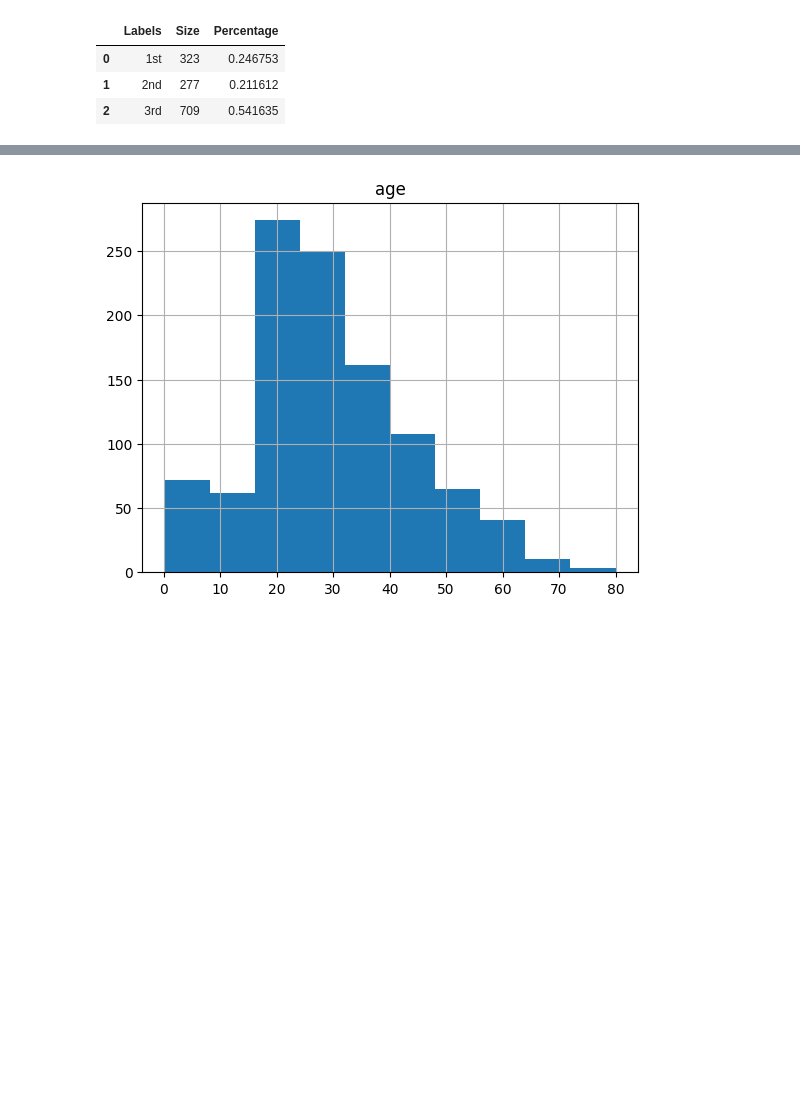
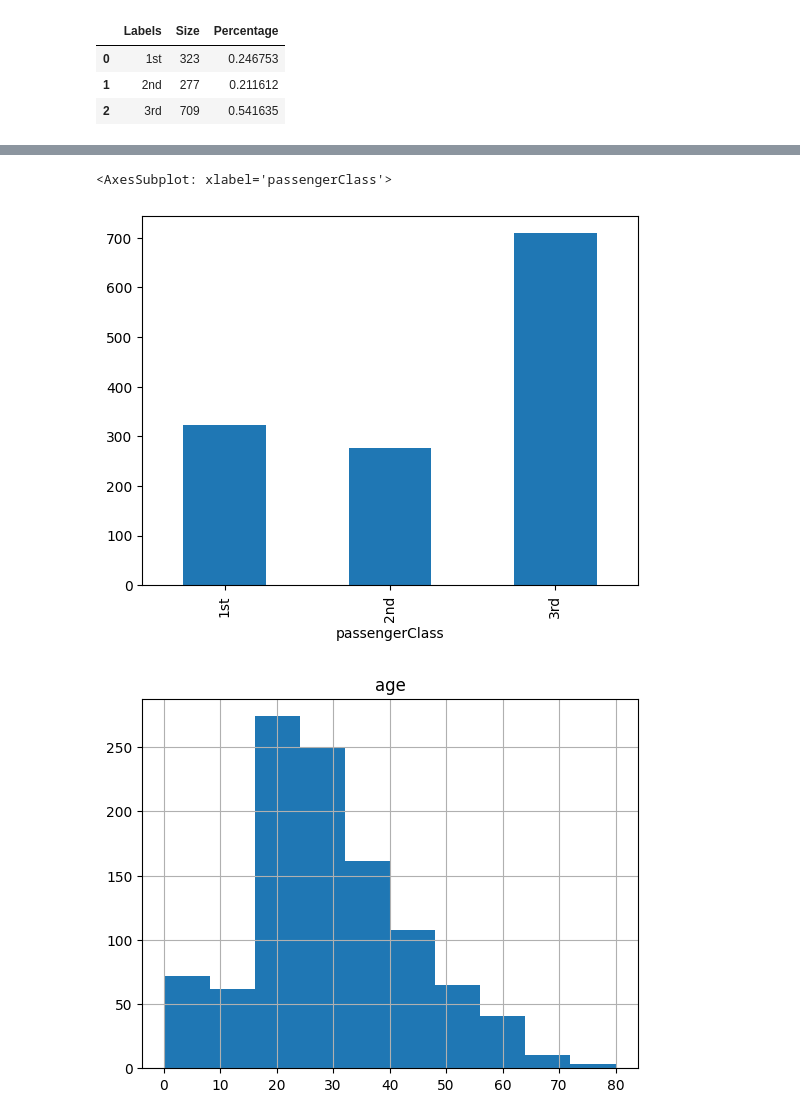
Before and after one commit to tonypham90/TKUD_KHTN, a Jupyter notebook: BT/BT2/Baitap2.ipynb, the cells around one changed output, grey strips where cells are left out. Saved outputs shown, nothing was run; the diff lists cells and outputs as text; code cells hidden in the pictures; blank space fills up the shorter version.

```diff
--- a/BT/BT2/Baitap2.ipynb
+++ b/BT/BT2/Baitap2.ipynb
@@ -154,3 +157,8 @@ plt.show()
+# %%
+titanic.groupby('passengerClass').size().plot(kind='bar')
+# %% [output]
+<AxesSubplot: xlabel='passengerClass'>
+[figure, added]
 # %%
 titanic.hist()
 titanic.hist(by='passengerClass')
```
Also changed, not shown: parts of 42 cells of this notebook, 4 other files.
